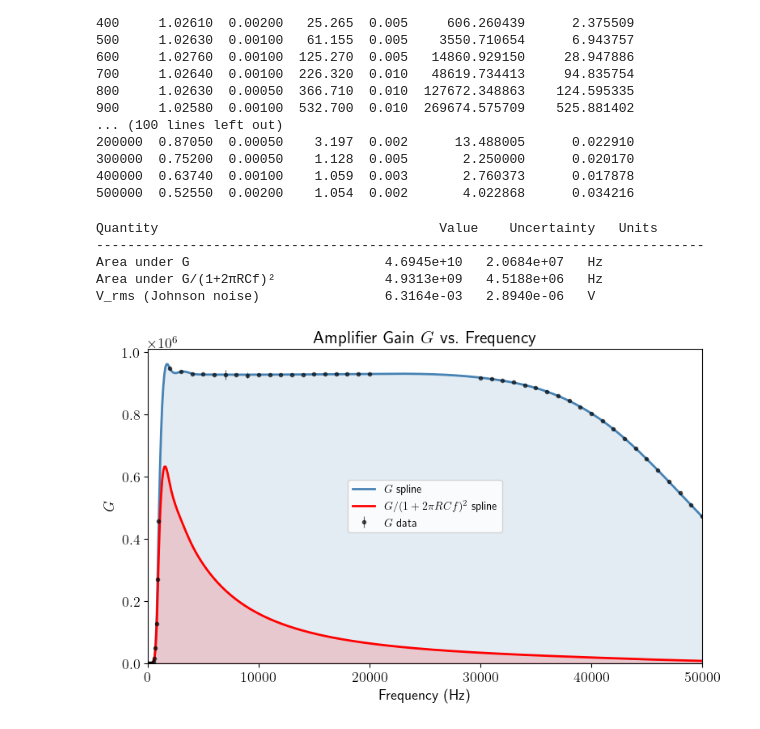
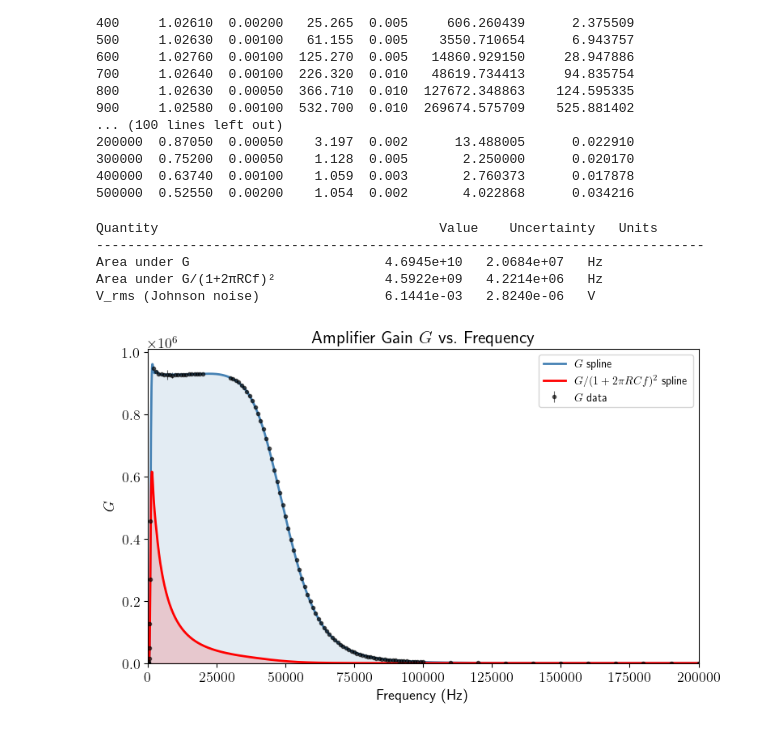
Before and after one commit to asuradev99/jlab, a Jupyter notebook: johnson/analysis.ipynb, the cells around one changed output. Cells and saved outputs as stored; diff of their text form; code cells hidden in the pictures.

```diff
--- a/johnson/analysis.ipynb
+++ b/johnson/analysis.ipynb
@@ -7,9 +7,9 @@ from scipy.interpolate import UnivariateSpline
 plt.rcParams.update({'text.usetex': True, 'font.size': 13})
 
 # --- Global constants ---
-C   = 45e-12       # 600 pF
+C   = 48.3e-12       # 600 pF
 k_b = 1.380649e-23  # J/K
-T   = 293.0         # K  (20°C)
+T   = 297.7         # K  (20°C)
 
 # --- Load CSV ---
 raw = pd.read_csv('calibration_20.csv', header=None, skiprows=2,
@@ -107,36 +107,36 @@ print(f"{'Area under G':<35s}  {area_G:.4e}   {area_G_unc:.4e}   Hz")
 print(f"{'Area under G/(1+2πRCf)²':<35s}  {area_rc:.4e}   {area_rc_unc:.4e}   Hz")
 print(f"{'V_rms (Johnson noise)':<35s}  {V_rms:.4e}   {V_rms_unc:.4e}   V")
 
 # --- Plot ---
 denom_fine = (1 + 2 * np.pi * R_test * C * f_fine)**2
 G_rc_spl   = spl(f_fine) / denom_fine
 
 fig, ax = plt.subplots(figsize=(8, 5))
 
 ax.errorbar(freq, G, yerr=dG,
             fmt='o', ms=3, lw=0.8, color='black', ecolor='black',
             alpha=0.6, label=r'$G$ data')
 ax.fill_between(f_fine, 0, spl(f_fine), alpha=0.15, color='steelblue')
 ax.plot(f_fine, spl(f_fine), color='steelblue', lw=2, label=r'$G$ spline')
 
 ax.fill_between(f_fine, 0, G_rc_spl, alpha=0.15, color='red')
 ax.plot(f_fine, G_rc_spl, color='red', lw=2,
         label=r'$G/(1+2\pi RCf)^2$ spline')
 
 ax.set_xlabel(r'Frequency (Hz)')
 ax.set_ylabel(r'$G$')
 ax.set_title(r'Amplifier Gain $G$ vs.~Frequency')
 ax.legend(fontsize=10)
-ax.set_xlim(left=0, right=50_000)
+ax.set_xlim(left=0, right=200_000)
 ax.set_ylim(bottom=0)
 plt.tight_layout()
 plt.show()
 # %% [output]
 Quantity                                    Value    Uncertainty   Units
 ------------------------------------------------------------------------------
 Area under G                         4.6945e+10   2.0684e+07   Hz
-Area under G/(1+2πRCf)²              4.9313e+09   4.5188e+06   Hz
-V_rms (Johnson noise)                6.3164e-03   2.8940e-06   V
+Area under G/(1+2πRCf)²              4.5922e+09   4.2214e+06   Hz
+V_rms (Johnson noise)                6.1441e-03   2.8240e-06   V
-[figure, old version]
+[figure, new version]
 # %%
 # --- Load Johnson noise measurements ---
```
Also changed, not shown: parts of 3 cells of this notebook, 10 other files.
